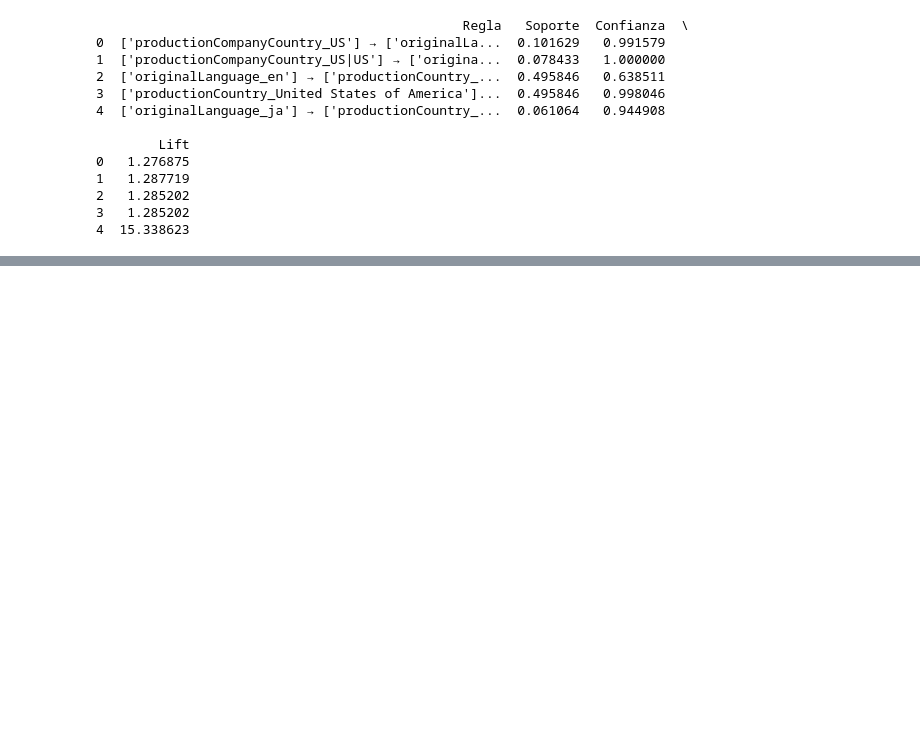
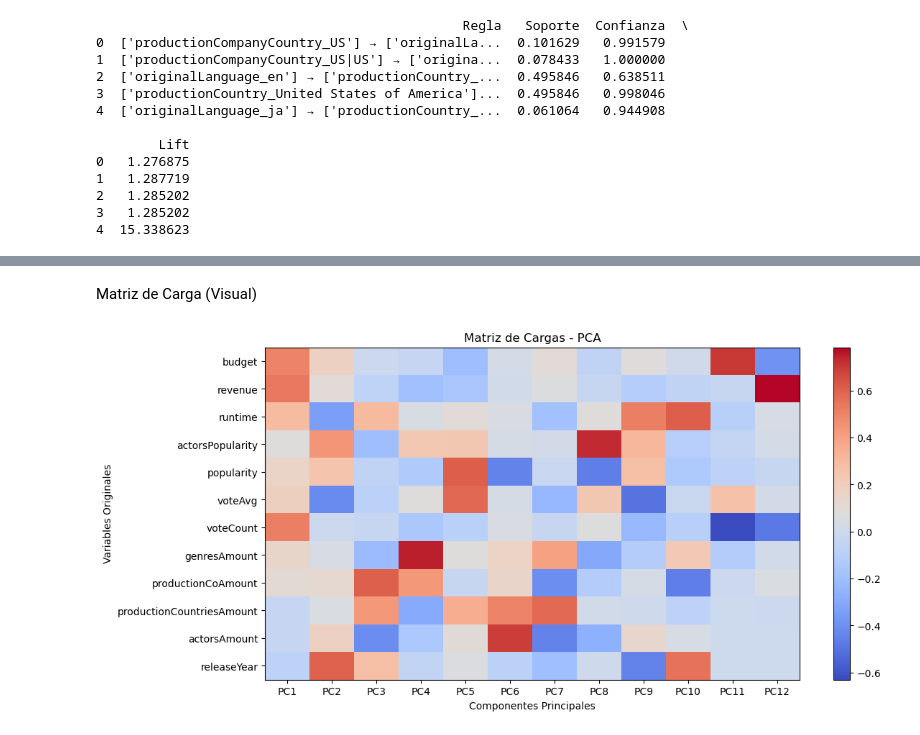
Before and after one commit to Rodrimansidub14/DM-Proyecto1, a Jupyter notebook: Apriori,PCA/DataMining2.ipynb, the cells around one changed output, grey strips where cells are left out. Cells and saved outputs as stored; diff of their text form; code cells hidden in the pictures; blank space fills up the shorter version.

```diff
--- a/Apriori,PCA/DataMining2.ipynb
+++ b/Apriori,PCA/DataMining2.ipynb
@@ -74,0 +85,3 @@ df_reglas.to_csv("reglas_asociacion.csv", index=False)
+# %%
+categorical_cols = ["productionCompanyCountry", "productionCountry", "originalLanguage"]
+numerical_cols = df.select_dtypes(include=[np.number]).columns.tolist()
@@ -74,0 +101,5 @@ df_reglas.to_csv("reglas_asociacion.csv", index=False)
+# %%
+df_numeric = df[numerical_cols]
+
+scaler = StandardScaler()
+df_scaled = pd.DataFrame(scaler.fit_transform(df_numeric), columns=numerical_cols)
@@ -74,0 +108,16 @@ df_reglas.to_csv("reglas_asociacion.csv", index=False)
+# %%
+chi_square_value, p_value = bartlett(*df_scaled.T.values)
+print(f"Test de Bartlett - Chi-cuadrado: {chi_square_value}, p-value: {p_value}")
+
+# Índice KMO
+kmo_all, kmo_model = calculate_kmo(df_scaled)
+print(f"Índice KMO: {kmo_model}")
+
+#PCA
+if kmo_model < 0.6 or p_value > 0.05:
+    print("PCA puede no ser adecuado debido a la baja adecuación de los datos.")
+else:
+    print("Los datos son adecuados para PCA.")
+
+pca = PCA(n_components=len(numerical_cols))
+principal_components = pca.fit_transform(df_scaled)
@@ -74,0 +154,22 @@ df_reglas.to_csv("reglas_asociacion.csv", index=False)
+# %% [markdown]
+Matriz de Carga (Visual)
+# %%
+
+fig, ax = plt.subplots(figsize=(12, 6))
+componentes = pca.components_
+im = ax.imshow(componentes.T, cmap="coolwarm", aspect="auto")
+
+# Etiquetas en los ejes
+ax.set_yticks(range(len(numerical_cols)))
+ax.set_yticklabels(numerical_cols)
+ax.set_xticks(range(len(numerical_cols)))
+ax.set_xticklabels([f"PC{i+1}" for i in range(len(numerical_cols))])
+
+# Estilización
+plt.xlabel("Componentes Principales")
+plt.ylabel("Variables Originales")
+plt.title("Matriz de Cargas - PCA")
+plt.colorbar(im)
+plt.show()
+# %% [output]
+[figure, added]
```
Also changed, not shown: parts of 13 cells of this notebook, 1 other file.
